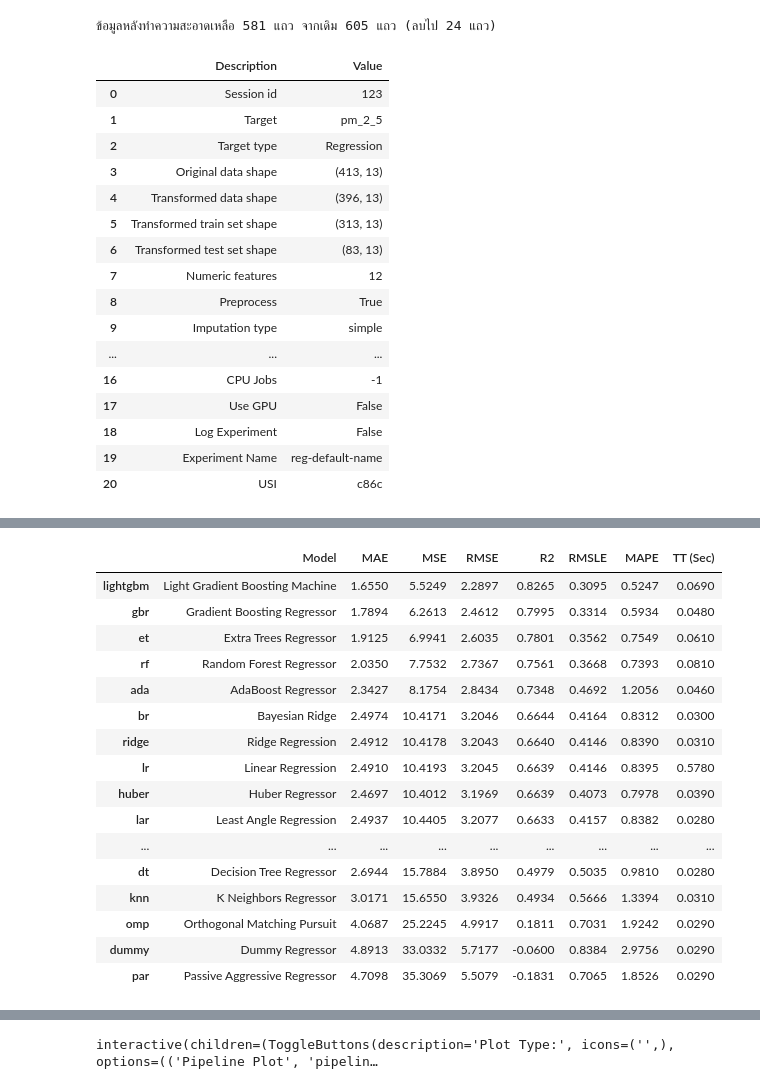
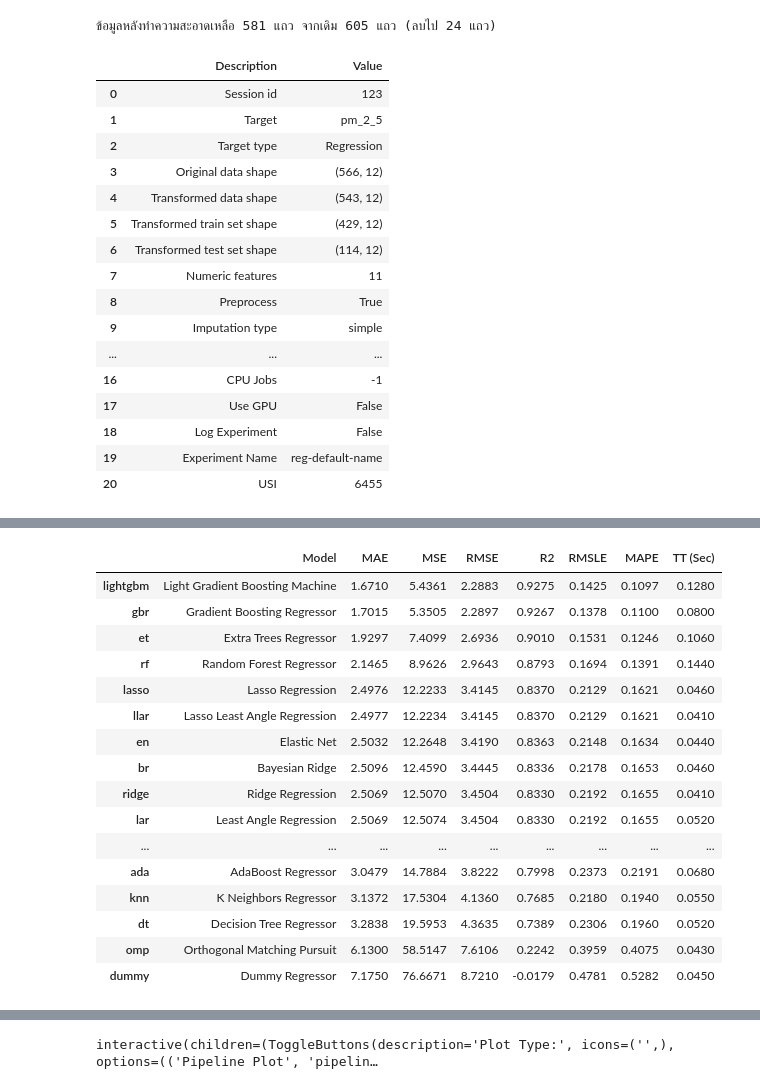
Before and after one commit to shironekoko/pm2_5prediction, a Jupyter notebook: pm2_5.ipynb, the cells around one changed output, grey strips where cells are left out. Cells and saved outputs as stored; diff of their text form; code cells hidden in the pictures.

```diff
--- a/pm2_5.ipynb
+++ b/pm2_5.ipynb
@@ -79,79 +79,83 @@ print(f"ข้อมูลหลังทำความสะอาดเหล
 import pandas as pd
 from pycaret.regression import *
 
-# โหลดข้อมูลจากไฟล์ Excel
-dataset = pd.read_excel('cleaned_data.xlsx')
+# # โหลดข้อมูลจากไฟล์ Excel
+# dataset = pd.read_excel('cleaned_data.xlsx')
+files = ['cleaned_data.xlsx', 'eng_cleaned_data.xlsx', 'provinceHatyai_cleaned_data.xlsx']
+df_list = [pd.read_excel(file) for file in files]
+
+# รวมข้อมูลทั้งหมดเข้าด้วยกัน
+dataset = pd.concat(df_list, ignore_index=True)
 
 # เตรียมข้อมูล
 dataset['timestamp'] = pd.to_datetime(dataset['timestamp'], errors='coerce')
 dataset.dropna(subset=['timestamp'], inplace=True)
 
 dataset['day'] = dataset['timestamp'].dt.day
-dataset['hour'] = dataset['timestamp'].dt.hour
 
 # สร้าง Lag Features ทุกๆ 24 ชั่วโมง (1 วัน) จนถึง 168 ชั่วโมง (7 วัน)
 for lag in range(1, 8):
-    dataset[f'pm_2_5_lag_{lag}'] = dataset['pm_2_5'].shift(lag * 24)
+    dataset[f'pm_2_5_lag_{lag}'] = dataset['pm_2_5'].shift(lag)
 
 # สร้าง Rolling Mean และ Rolling Rate (3 วัน, 5 วัน, 7 วัน)
-for window in [3,]:
-    dataset[f'pm_2_5_roll_mean_{window}'] = dataset['pm_2_5'].rolling(window=window * 24).mean()
+for window in [3]:
+    dataset[f'pm_2_5_roll_mean_{window}'] = dataset['pm_2_5'].rolling(window=window).mean()
     dataset[f'pm_2_5_roll_rate_{window}'] = dataset[f'pm_2_5_roll_mean_{window}'].pct_change() * 100
 
 dataset.dropna(inplace=True)
 
 # เลือกคอลัมน์ที่ใช้
 features = (
-    ['humidity', 'temperature', 'hour', 'day'] +
+    ['humidity', 'temperature', 'day'] +
     [f'pm_2_5_lag_{lag}' for lag in range(1, 8)] +
     [f'pm_2_5_roll_rate_{window}' for window in [3]]
 )
 target = 'pm_2_5'
 dataset_filtered = dataset[features + [target]]
 
 # ตั้งค่า PyCaret
 setup(data=dataset_filtered, target=target, fold=10, train_size=0.8, session_id=123, remove_outliers=True)
 
 # เปรียบเทียบโมเดล
 best_model = compare_models()
 
 # ใช้ฟังก์ชัน evaluate_model เพื่อตรวจสอบโมเดลที่ดีที่สุด
 evaluate_model(best_model)
 # %% [output]
 |  | Description | Value |
 | 0 | Session id | 123 |
 | 1 | Target | pm_2_5 |
 | 2 | Target type | Regression |
-| 3 | Original data shape | (413, 13) |
-| 4 | Transformed data shape | (396, 13) |
-| 5 | Transformed train set shape | (313, 13) |
-| 6 | Transformed test set shape | (83, 13) |
-| 7 | Numeric features | 12 |
+| 3 | Original data shape | (566, 12) |
+| 4 | Transformed data shape | (543, 12) |
+| 5 | Transformed train set shape | (429, 12) |
+| 6 | Transformed test set shape | (114, 12) |
+| 7 | Numeric features | 11 |
 | 8 | Preprocess | True |
 | 9 | Imputation type | simple |
 | ... | ... | ... |
 | 16 | CPU Jobs | -1 |
 | 17 | Use GPU | False |
 | 18 | Log Experiment | False |
 | 19 | Experiment Name | reg-default-name |
-| 20 | USI | c86c |
+| 20 | USI | 6455 |
 [interactive output not drawn]
 |  | Model | MAE | MSE | RMSE | R2 | RMSLE | MAPE | TT (Sec) |
-| lightgbm | Light Gradient Boosting Machine | 1.6550 | 5.5249 | 2.2897 | 0.8265 | 0.3095 | 0.5247 | 0.0690 |
-| gbr | Gradient Boosting Regressor | 1.7894 | 6.2613 | 2.4612 | 0.7995 | 0.3314 | 0.5934 | 0.0480 |
-| et | Extra Trees Regressor | 1.9125 | 6.9941 | 2.6035 | 0.7801 | 0.3562 | 0.7549 | 0.0610 |
-| rf | Random Forest Regressor | 2.0350 | 7.7532 | 2.7367 | 0.7561 | 0.3668 | 0.7393 | 0.0810 |
-| ada | AdaBoost Regressor | 2.3427 | 8.1754 | 2.8434 | 0.7348 | 0.4692 | 1.2056 | 0.0460 |
-| br | Bayesian Ridge | 2.4974 | 10.4171 | 3.2046 | 0.6644 | 0.4164 | 0.8312 | 0.0300 |
-| ridge | Ridge Regression | 2.4912 | 10.4178 | 3.2043 | 0.6640 | 0.4146 | 0.8390 | 0.0310 |
-| lr | Linear Regression | 2.4910 | 10.4193 | 3.2045 | 0.6639 | 0.4146 | 0.8395 | 0.5780 |
-| huber | Huber Regressor | 2.4697 | 10.4012 | 3.1969 | 0.6639 | 0.4073 | 0.7978 | 0.0390 |
-| lar | Least Angle Regression | 2.4937 | 10.4405 | 3.2077 | 0.6633 | 0.4157 | 0.8382 | 0.0280 |
+| lightgbm | Light Gradient Boosting Machine | 1.6710 | 5.4361 | 2.2883 | 0.9275 | 0.1425 | 0.1097 | 0.1280 |
+| gbr | Gradient Boosting Regressor | 1.7015 | 5.3505 | 2.2897 | 0.9267 | 0.1378 | 0.1100 | 0.0800 |
+| et | Extra Trees Regressor | 1.9297 | 7.4099 | 2.6936 | 0.9010 | 0.1531 | 0.1246 | 0.1060 |
+| rf | Random Forest Regressor | 2.1465 | 8.9626 | 2.9643 | 0.8793 | 0.1694 | 0.1391 | 0.1440 |
+| lasso | Lasso Regression | 2.4976 | 12.2233 | 3.4145 | 0.8370 | 0.2129 | 0.1621 | 0.0460 |
+| llar | Lasso Least Angle Regression | 2.4977 | 12.2234 | 3.4145 | 0.8370 | 0.2129 | 0.1621 | 0.0410 |
+| en | Elastic Net | 2.5032 | 12.2648 | 3.4190 | 0.8363 | 0.2148 | 0.1634 | 0.0440 |
+| br | Bayesian Ridge | 2.5096 | 12.4590 | 3.4445 | 0.8336 | 0.2178 | 0.1653 | 0.0460 |
+| ridge | Ridge Regression | 2.5069 | 12.5070 | 3.4504 | 0.8330 | 0.2192 | 0.1655 | 0.0410 |
+| lar | Least Angle Regression | 2.5069 | 12.5074 | 3.4504 | 0.8330 | 0.2192 | 0.1655 | 0.0520 |
 | ... | ... | ... | ... | ... | ... | ... | ... | ... |
-| dt | Decision Tree Regressor | 2.6944 | 15.7884 | 3.8950 | 0.4979 | 0.5035 | 0.9810 | 0.0280 |
-| knn | K Neighbors Regressor | 3.0171 | 15.6550 | 3.9326 | 0.4934 | 0.5666 | 1.3394 | 0.0310 |
-| omp | Orthogonal Matching Pursuit | 4.0687 | 25.2245 | 4.9917 | 0.1811 | 0.7031 | 1.9242 | 0.0290 |
-| dummy | Dummy Regressor | 4.8913 | 33.0332 | 5.7177 | -0.0600 | 0.8384 | 2.9756 | 0.0290 |
-| par | Passive Aggressive Regressor | 4.7098 | 35.3069 | 5.5079 | -0.1831 | 0.7065 | 1.8526 | 0.0290 |
+| ada | AdaBoost Regressor | 3.0479 | 14.7884 | 3.8222 | 0.7998 | 0.2373 | 0.2191 | 0.0680 |
+| knn | K Neighbors Regressor | 3.1372 | 17.5304 | 4.1360 | 0.7685 | 0.2180 | 0.1940 | 0.0550 |
+| dt | Decision Tree Regressor | 3.2838 | 19.5953 | 4.3635 | 0.7389 | 0.2306 | 0.1960 | 0.0520 |
+| omp | Orthogonal Matching Pursuit | 6.1300 | 58.5147 | 7.6106 | 0.2242 | 0.3959 | 0.4075 | 0.0430 |
+| dummy | Dummy Regressor | 7.1750 | 76.6671 | 8.7210 | -0.0179 | 0.4781 | 0.5282 | 0.0450 |
 [interactive output not drawn]
 interactive(children=(ToggleButtons(description='Plot Type:', icons=('',), options=(('Pipeline Plot', 'pipelin…
```
Also changed, not shown: parts of 6 cells of this notebook, 2 other files.
